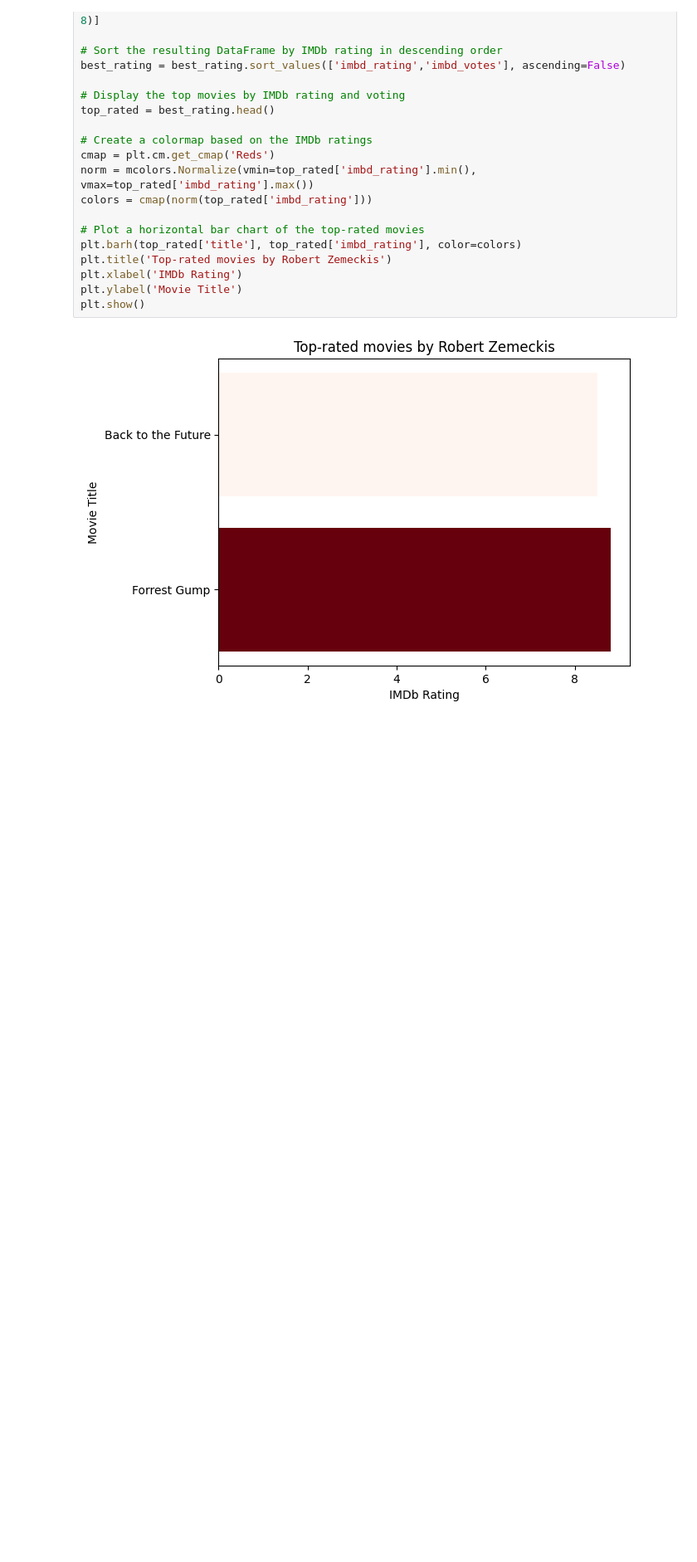
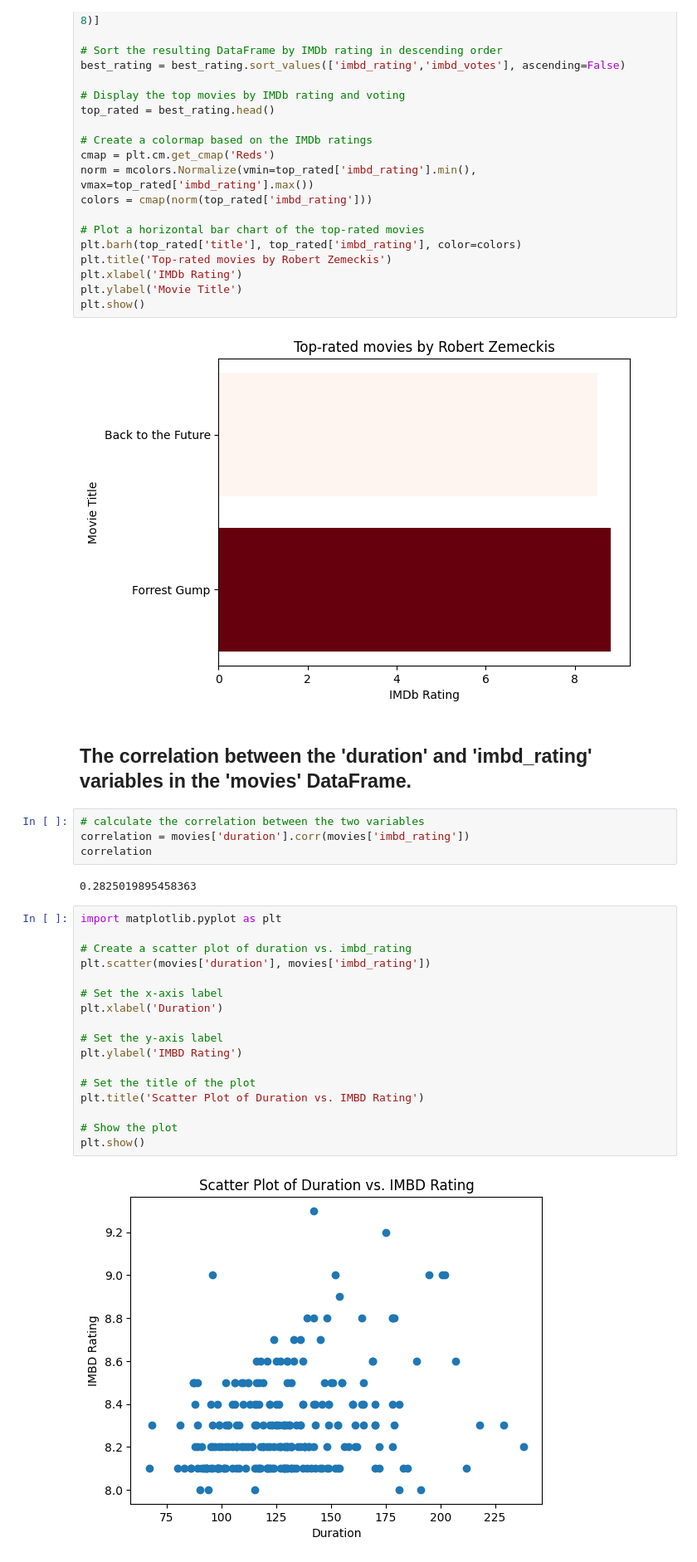
Before and after one commit to YaqoobD/Top-250-Movies-by-IMDB-Rating, a Jupyter notebook: IMDB_Top_250_Movies.ipynb, the cells around one changed output. Shown at 83% size. Cells and saved outputs as stored; diff of their text form; blank space fills up the shorter version.

Commit message:
tried to find correlation

```diff
--- a/IMDB_Top_250_Movies.ipynb
+++ b/IMDB_Top_250_Movies.ipynb
@@ -505,3 +505,30 @@ plt.ylabel('Movie Title')
 plt.show()
 # %% [output]
 [figure]
+# %% [markdown]
+##  The correlation between the 'duration' and 'imbd_rating' variables in the 'movies' DataFrame.
+# %%
+# calculate the correlation between the two variables
+correlation = movies['duration'].corr(movies['imbd_rating'])
+correlation
+# %% [output]
+0.2825019895458363
+# %%
+import matplotlib.pyplot as plt
+
+# Create a scatter plot of duration vs. imbd_rating
+plt.scatter(movies['duration'], movies['imbd_rating'])
+
+# Set the x-axis label
+plt.xlabel('Duration')
+
+# Set the y-axis label
+plt.ylabel('IMBD Rating')
+
+# Set the title of the plot
+plt.title('Scatter Plot of Duration vs. IMBD Rating')
+
+# Show the plot
+plt.show()
+# %% [output]
+[figure, added]
```
Also changed, not shown: parts of 1 cell of this notebook.
